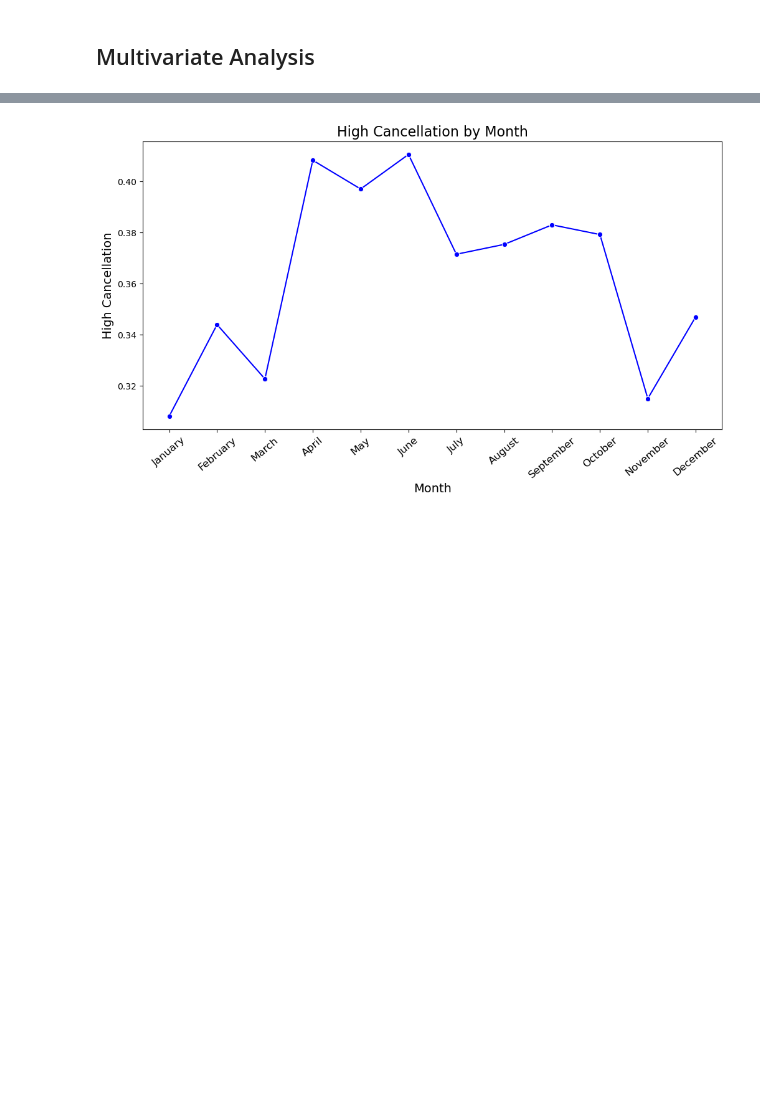
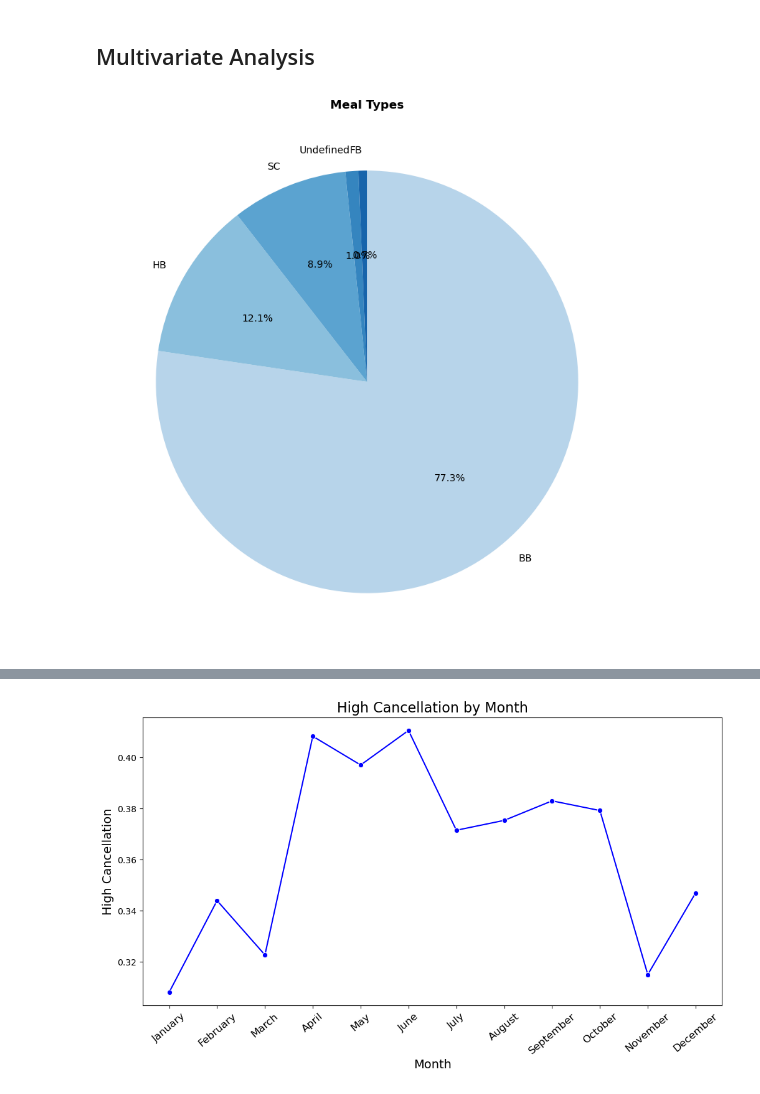
Before and after one commit to tiyasanin1/hotel-booking-analysis, a Jupyter notebook: notebooks/code_hotel.ipynb, the cells around one changed output, grey strips where cells are left out. Drawn from its saved outputs; the diff is of its cells as text; code cells hidden in the pictures; blank space fills up the shorter version.

```diff
--- a/notebooks/code_hotel.ipynb
+++ b/notebooks/code_hotel.ipynb
@@ -936,3 +961,29 @@ Notes:
 2. required_car_parking_spaces untuk yang not cancelled
 # %% [markdown]
 ## Multivariate Analysis
+# %%
+meal_labels = ['BB', 'HB', 'SC', 'Undefined', 'FB']
+size = df['meal'].value_counts()
+
+# Setup figure
+plt.figure(figsize=(8,8))
+
+# Colormap biru bertingkat
+cmap = plt.get_cmap("Blues")
+colors = cmap(np.linspace(0.3, 0.8, len(meal_labels)))
+
+# Pie chart biasa
+plt.pie(size,
+        labels=meal_labels,
+        colors=colors,
+        autopct='%1.1f%%',     # Tampilkan persentase
+        startangle=90,         # Mulai dari atas (biar lebih rapi)
+        counterclock=False)    # Arah searah jarum jam
+
+# Judul lebih dekat
+plt.title('Meal Types', weight='bold', pad=10)
+
+plt.tight_layout()
+plt.show()
+# %% [output]
+[figure, added]
```
Also changed, not shown: parts of 17 cells of this notebook.
